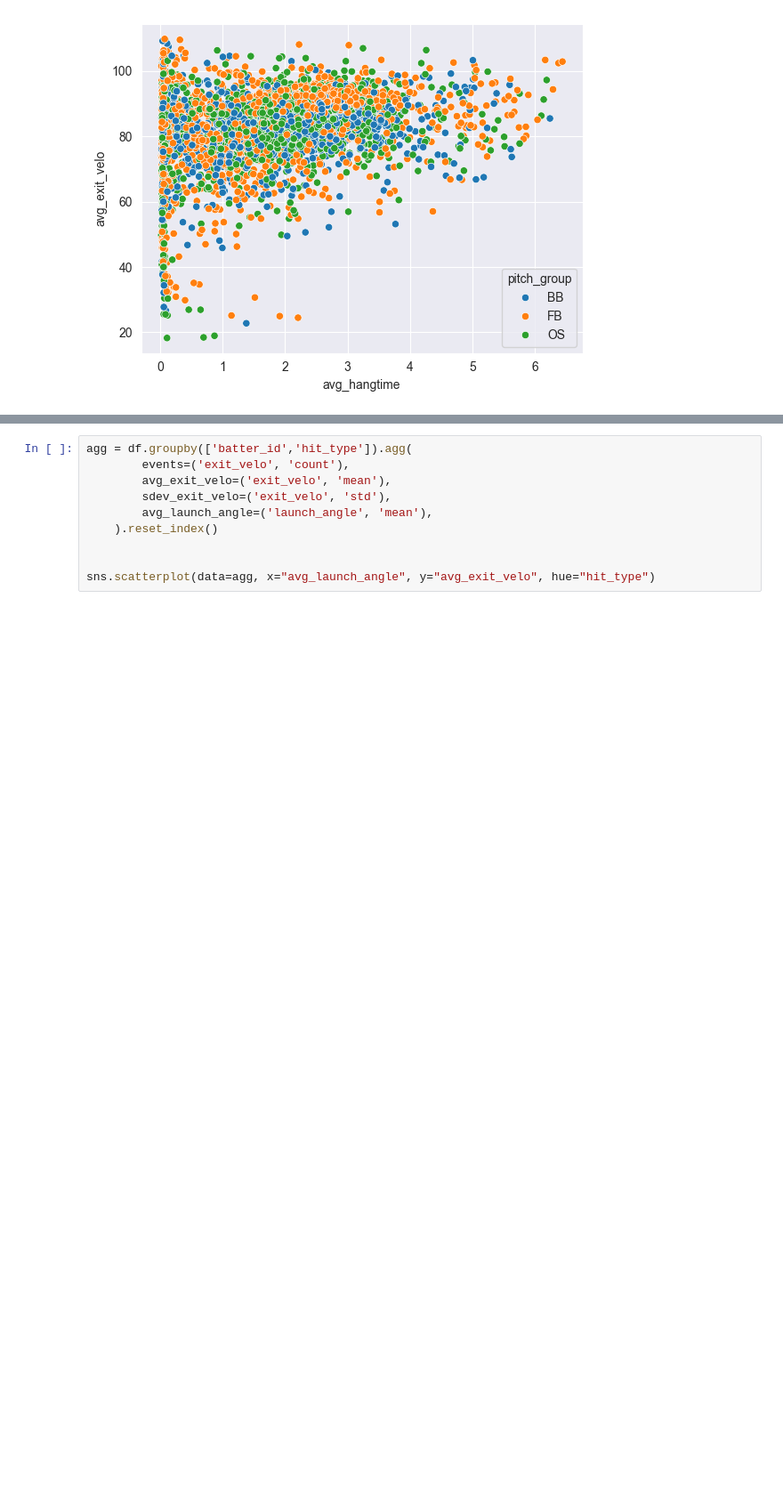
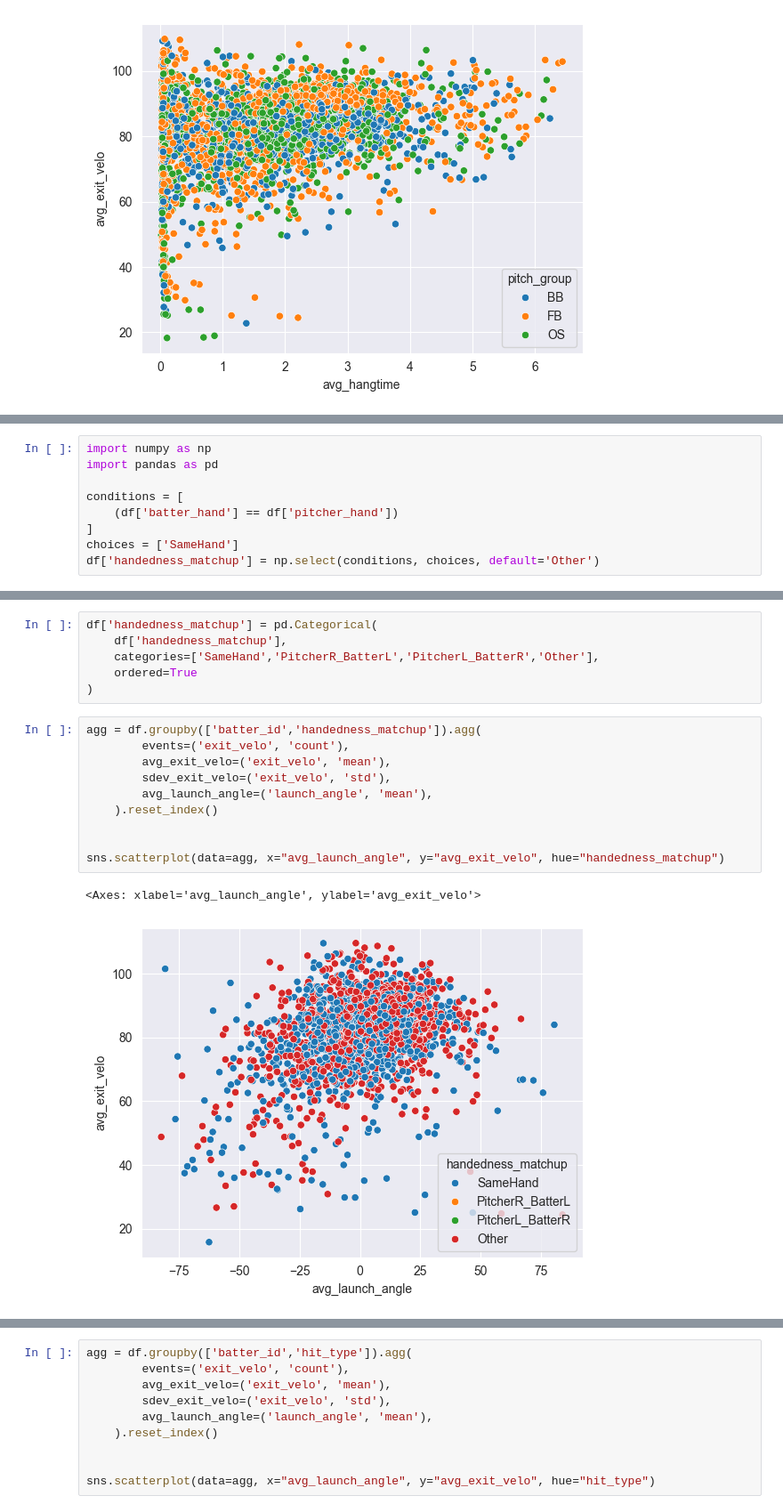
Before and after one commit to mariaob1201/Miami-marlins-challenge, a Jupyter notebook: 2_Data_Exploration/data_exploration.ipynb, the cells around one changed output, grey strips where cells are left out. Shown at 89% size. Cells and saved outputs as stored; diff of their text form; blank space fills up the shorter version.

```diff
--- a/2_Data_Exploration/data_exploration.ipynb
+++ b/2_Data_Exploration/data_exploration.ipynb
@@ -223,0 +225,9 @@ sns.scatterplot(data=agg, x="avg_hangtime", y="avg_exit_velo", hue="outcome")
+# %%
+import numpy as np
+import pandas as pd
+
+conditions = [
+    (df['batter_hand'] == df['pitcher_hand'])
+]
+choices = ['SameHand']
+df['handedness_matchup'] = np.select(conditions, choices, default='Other')
@@ -223,0 +261,19 @@ sns.scatterplot(data=agg, x="avg_hangtime", y="avg_exit_velo", hue="outcome")
+# %%
+df['handedness_matchup'] = pd.Categorical(
+    df['handedness_matchup'],
+    categories=['SameHand','PitcherR_BatterL','PitcherL_BatterR','Other'],
+    ordered=True
+)
+# %%
+agg = df.groupby(['batter_id','handedness_matchup']).agg(
+        events=('exit_velo', 'count'),
+        avg_exit_velo=('exit_velo', 'mean'),
+        sdev_exit_velo=('exit_velo', 'std'),
+        avg_launch_angle=('launch_angle', 'mean'),
+    ).reset_index()
+
+
+sns.scatterplot(data=agg, x="avg_launch_angle", y="avg_exit_velo", hue="handedness_matchup")
+# %% [output]
+<Axes: xlabel='avg_launch_angle', ylabel='avg_exit_velo'>
+[figure, added]
```
Also changed, not shown: parts of 11 cells of this notebook, 14 other files.
